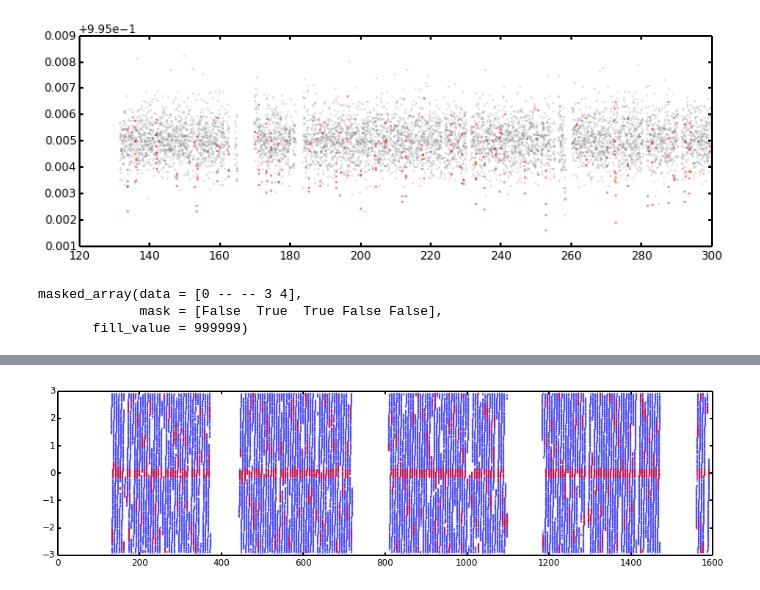
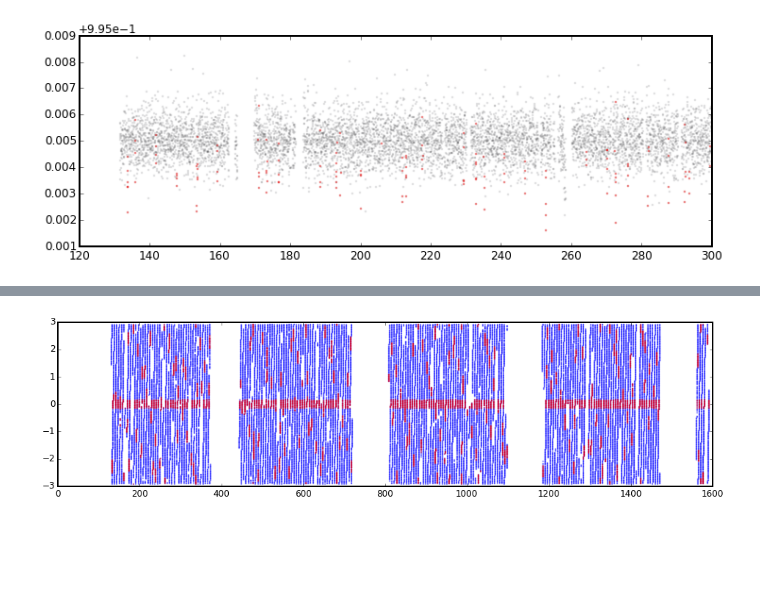
Before and after one commit to timothydmorton/transit-fitting, a Jupyter notebook: notebooks/scratchwork.ipynb, the cells around one changed output, grey strips where cells are left out. Saved outputs shown, nothing was run; the diff lists cells and outputs as text; code cells hidden in the pictures; blank space fills up the shorter version.

```diff
--- a/notebooks/scratchwork.ipynb
+++ b/notebooks/scratchwork.ipynb
@@ -16 +14,4 @@ model = KeplerTransitModel(1422)
+# %%
+lc = KeplerLightCurve(1422, [1,2])
+model = TransitModel(lc)
 # %%
@@ -34,20 +31,9 @@ for i in range(model.n_planets):
 # %%
 npts = 2000
 tmax = 300
 plt.figure(figsize=(12,4))
-plt.plot(model.time[model.time < tmax], model.flux[model.time < tmax], 'o', ms=0.3, alpha=0.3)
-mask = (model.time < tmax) & model.any_intransit
-plt.plot(model.time[mask], model.flux[mask], 'ro', ms=0.3, mec='r');
+plt.plot(lc.time[lc.t < tmax], lc.flux[lc.t < tmax], 'o', ms=0.3, alpha=0.3)
+mask = (lc.time < tmax) & lc.any_intransit
+plt.plot(lc.time[mask], lc.flux[mask], 'ro', ms=0.3, mec='r');
 # %% [output]
-[figure, old version]
+[figure, new version]
-# %%
-import numpy.ma as ma
-
-x = ma.masked_array(np.arange(5), mask=[0,1,0,0,0])
-y = ma.masked_array(x, mask=[0,0,1,0,0])
-
-y
-# %% [output]
-masked_array(data = [0 -- -- 3 4],
-             mask = [False  True  True False False],
-       fill_value = 999999)
```
Also changed, not shown: parts of 11 cells of this notebook, 6 other files.
